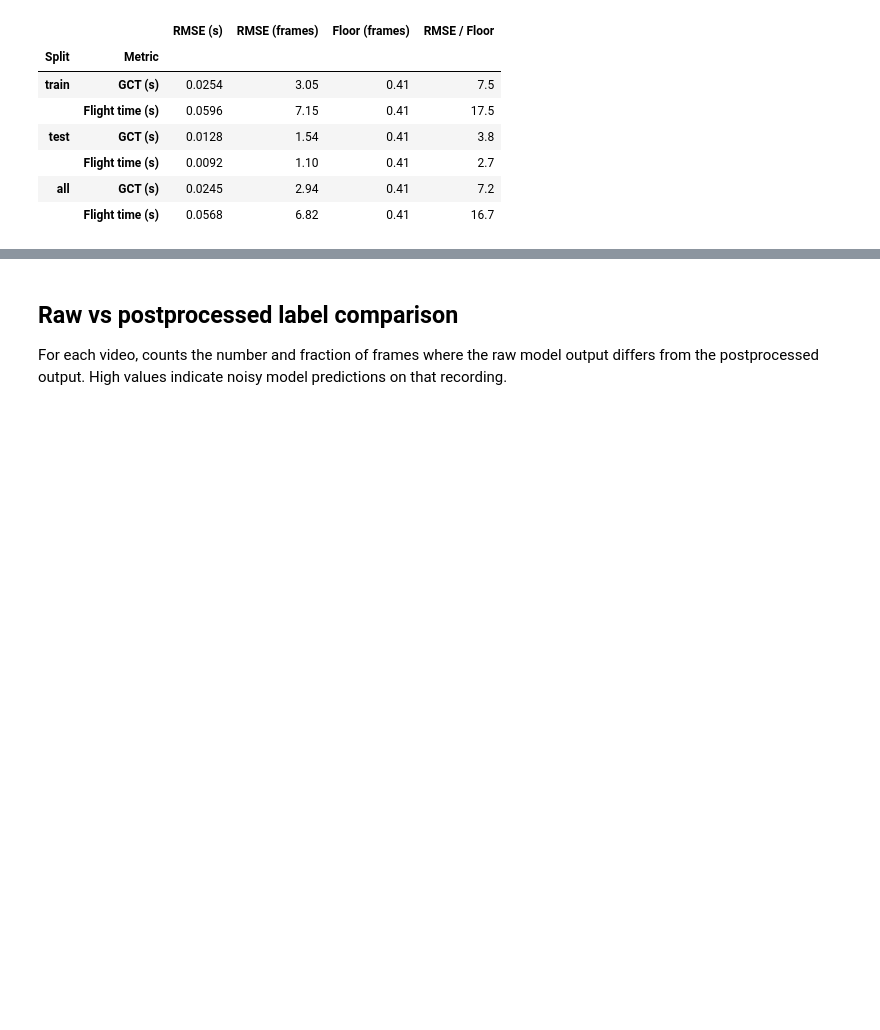
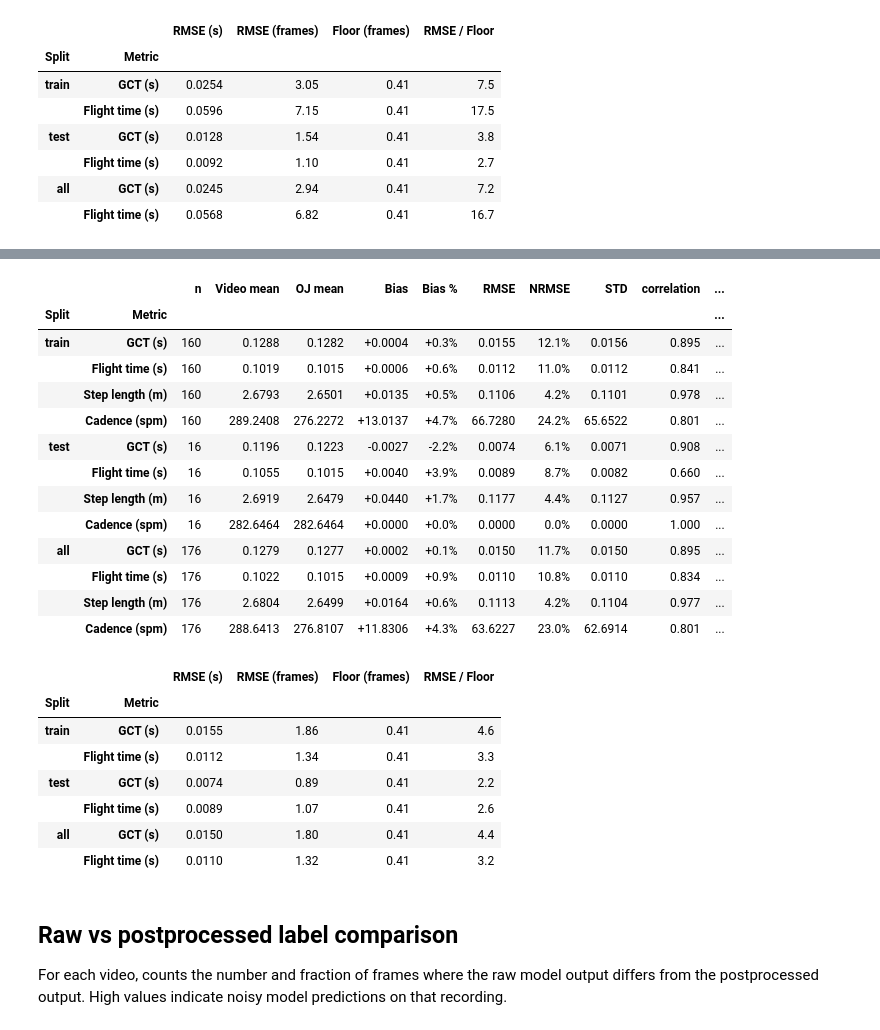
Before and after one commit to mlubneuskaya/running, a Jupyter notebook: notebooks/compare_biomechanics.ipynb, the cells around one changed output, grey strips where cells are left out. Drawn from its saved outputs; the diff is of its cells as text; code cells hidden in the pictures; blank space fills up the shorter version.

Commit message:
annotations vs model output comparison

```diff
--- a/notebooks/compare_biomechanics.ipynb
+++ b/notebooks/compare_biomechanics.ipynb
@@ -202,6 +202,7 @@ merged = bio_df.merge(
     oj_agg,
     on=["athlete", "study_id", "test_id"],
     how="inner",
+    suffixes=(None, "_oj"),
 )  # video predictions + optojump
 # %%
 # Assign train/test split from manifest and report counts
@@ -303,7 +304,7 @@ Errors are sorted by NRMSE for each metric.
 tid_rows = []
 for (test_id, split), g in merged.groupby(["test_id", "split"]):
     for video_col, optojump_col, label in _metric_defs:
-        diff = g[video_col] - g[optojump_col]
+        diff = g[video_col] - g[f'{video_col}_oj']
         rmse = np.sqrt((diff**2).mean())
         tid_rows.append({
             "test_id":   test_id,
@@ -312,12 +313,12 @@ for (test_id, split), g in merged.groupby(["test_id", "split"]):
             "n":         len(g),
             "bias":      diff.mean(),
             "RMSE":      rmse,
-            "NRMSE (%)": rmse / g[optojump_col].mean() * 100,
+            "NRMSE (%)": rmse / g[f'{video_col}_oj'].mean() * 100,
         })
 
 for test_id, g in merged.groupby("test_id"):
     for video_col, optojump_col, label in _metric_defs:
-        diff = g[video_col] - g[optojump_col]
+        diff = g[video_col] - g[f'{video_col}_oj']
         rmse = np.sqrt((diff**2).mean())
         tid_rows.append({
             "test_id":   test_id,
@@ -326,7 +327,7 @@ for test_id, g in merged.groupby("test_id"):
             "n":         len(g),
             "bias":      diff.mean(),
             "RMSE":      rmse,
-            "NRMSE (%)": rmse / g[optojump_col].mean() * 100,
+            "NRMSE (%)": rmse / g[f'{video_col}_oj'].mean() * 100,
         })
 
 tid_err = pd.DataFrame(tid_rows)
@@ -363,7 +364,7 @@ w = 0.35
 fig, axes = plt.subplots(1, len(METRICS), figsize=(6 * len(METRICS), 4))
 for ax, (video_col, optojump_col, title, color) in zip(axes, METRICS):
     vid_means = [merged[merged["test_id"] == t][video_col].mean() for t in test_ids]
-    oj_means  = [merged[merged["test_id"] == t][optojump_col].mean() for t in test_ids]
+    oj_means  = [merged[merged["test_id"] == t][f'{video_col}_oj'].mean() for t in test_ids]
     ns        = [int((merged["test_id"] == t).sum()) for t in test_ids]
     ax.bar(x - w / 2, vid_means, w, label="Video",    color='C0',  alpha=0.85)
     ax.bar(x + w / 2, oj_means,  w, label="Optojump", color="C1", alpha=0.85)
@@ -414,22 +415,22 @@ Absolute error between video prediction and Optojump for each individual recordi
 TOP_N_VIDEOS = 10
 
 _vid_metric_defs = [
-    ("mean_gct_s",         "mean_gct_s_oj",      "GCT (s)"),
-    ("mean_flight_s",      "mean_flight_s_oj",   "Flight time (s)"),
-    ("mean_step_length_m", "mean_step_len_m_oj", "Step length (m)"),
-    ("cadence_spm",        "cadence_spm_oj",     "Cadence (spm)"),
+    ("mean_gct_s",         "mean_gct_s",      "GCT (s)"),
+    ("mean_flight_s",      "mean_flight_s",   "Flight time (s)"),
+    ("mean_step_length_m", "mean_step_len_m", "Step length (m)"),
+    ("cadence_spm",        "cadence_spm",     "Cadence (spm)"),
 ]
 
 for video_col, oj_col, label in _vid_metric_defs:
     sub = (
         merged
         .assign(
-            error=(merged[video_col] - merged[oj_col]).abs(),
-            diff= merged[video_col] - merged[oj_col],
+            error=(merged[video_col] - merged[f'{video_col}_oj']).abs(),
+            diff= merged[video_col] - merged[f'{video_col}_oj'],
         )
         .nlargest(TOP_N_VIDEOS, "error")
-        [["athlete", "study_id", "test_id", "split", video_col, oj_col, "diff", "error"]]
-        .rename(columns={video_col: "video", oj_col: "optojump"})
+        [["athlete", "study_id", "test_id", "split", video_col, f'{video_col}_oj', "diff", "error"]]
+        .rename(columns={video_col: "video", f'{video_col}_oj': "optojump"})
     )
     print(f"── {label}  top {TOP_N_VIDEOS} worst videos ──")
     print(sub.round(4).to_string(index=False))
@@ -612,3 +621,41 @@ display(gt_frames_df)
+# %%
+gt_bio_df, gt_steps = make_bio_df(load_labels_annotations)
+
+gt_video_merged = bio_df.merge(gt_bio_df, on=["athlete", "study_id", "test_id"], how="inner", suffixes=(None, "_gt"))
+gt_video_merged["split"] = gt_video_merged["video_path"].map(lambda vp: _manifest_idx.get(vp, {}).get("split", "unknown"))
+
+gt_summary_df, gt_frames_df = calculate_gait_metrics_summary(
+    gt_video_merged,
+    ground_truth_col_suffix='gt',
+    fps=cfg.fps,
+    quant_floor=quant_floor_frames
+)
+
+display(gt_summary_df)
+display(gt_frames_df)
+# %% [output]
+|  |  | n | Video mean | OJ mean | Bias | Bias % | RMSE | NRMSE | STD | correlation | ... |
+| Split | Metric |  |  |  |  |  |  |  |  |  | ... |
+| train | GCT (s) | 160 | 0.1288 | 0.1282 | +0.0004 | +0.3% | 0.0155 | 12.1% | 0.0156 | 0.895 | ... |
+|  | Flight time (s) | 160 | 0.1019 | 0.1015 | +0.0006 | +0.6% | 0.0112 | 11.0% | 0.0112 | 0.841 | ... |
+|  | Step length (m) | 160 | 2.6793 | 2.6501 | +0.0135 | +0.5% | 0.1106 | 4.2% | 0.1101 | 0.978 | ... |
+|  | Cadence (spm) | 160 | 289.2408 | 276.2272 | +13.0137 | +4.7% | 66.7280 | 24.2% | 65.6522 | 0.801 | ... |
+| test | GCT (s) | 16 | 0.1196 | 0.1223 | -0.0027 | -2.2% | 0.0074 | 6.1% | 0.0071 | 0.908 | ... |
+|  | Flight time (s) | 16 | 0.1055 | 0.1015 | +0.0040 | +3.9% | 0.0089 | 8.7% | 0.0082 | 0.660 | ... |
+|  | Step length (m) | 16 | 2.6919 | 2.6479 | +0.0440 | +1.7% | 0.1177 | 4.4% | 0.1127 | 0.957 | ... |
+|  | Cadence (spm) | 16 | 282.6464 | 282.6464 | +0.0000 | +0.0% | 0.0000 | 0.0% | 0.0000 | 1.000 | ... |
+| all | GCT (s) | 176 | 0.1279 | 0.1277 | +0.0002 | +0.1% | 0.0150 | 11.7% | 0.0150 | 0.895 | ... |
+|  | Flight time (s) | 176 | 0.1022 | 0.1015 | +0.0009 | +0.9% | 0.0110 | 10.8% | 0.0110 | 0.834 | ... |
+|  | Step length (m) | 176 | 2.6804 | 2.6499 | +0.0164 | +0.6% | 0.1113 | 4.2% | 0.1104 | 0.977 | ... |
+|  | Cadence (spm) | 176 | 288.6413 | 276.8107 | +11.8306 | +4.3% | 63.6227 | 23.0% | 62.6914 | 0.801 | ... |
+|  |  | RMSE (s) | RMSE (frames) | Floor (frames) | RMSE / Floor |
+| Split | Metric |  |  |  |  |
+| train | GCT (s) | 0.0155 | 1.86 | 0.41 | 4.6 |
+|  | Flight time (s) | 0.0112 | 1.34 | 0.41 | 3.3 |
+| test | GCT (s) | 0.0074 | 0.89 | 0.41 | 2.2 |
+|  | Flight time (s) | 0.0089 | 1.07 | 0.41 | 2.6 |
+| all | GCT (s) | 0.0150 | 1.80 | 0.41 | 4.4 |
+|  | Flight time (s) | 0.0110 | 1.32 | 0.41 | 3.2 |
 # %% [markdown]
 ## Raw vs postprocessed label comparison
 For each video, counts the number and fraction of frames where the raw model output differs from the postprocessed output. High values indicate noisy model predictions on that recording.
```
Also changed, not shown: parts of 9 cells of this notebook.
